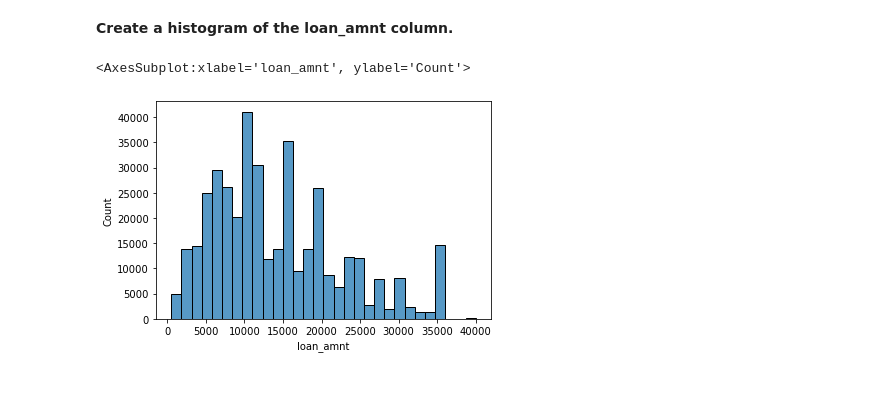
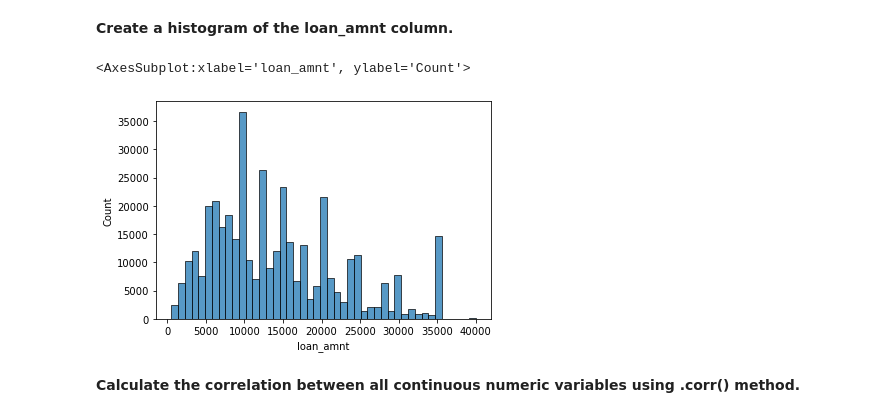
Before and after one commit to mwiginton/python-machine-learning-samples, a Jupyter notebook: tf_keras_sample/loan_offer.ipynb, the cells around one changed output. Drawn from its saved outputs; the diff is of its cells as text; code cells hidden in the pictures; blank space fills up the shorter version.

```diff
--- a/tf_keras_sample/loan_offer.ipynb
+++ b/tf_keras_sample/loan_offer.ipynb
@@ -211,7 +211,9 @@ sns.countplot(loan_df['loan_status'])
 # %% [markdown]
 **Create a histogram of the loan_amnt column.**
 # %%
-sns.histplot(data=loan_df, x="loan_amnt", bins=30)
+sns.histplot(data=loan_df, x="loan_amnt", bins=45)
 # %% [output]
 <AxesSubplot:xlabel='loan_amnt', ylabel='Count'>
-[figure, old version]
+[figure, new version]
+# %% [markdown]
+**Calculate the correlation between all continuous numeric variables using .corr() method.**
```
Also changed, not shown: parts of 21 cells of this notebook.
